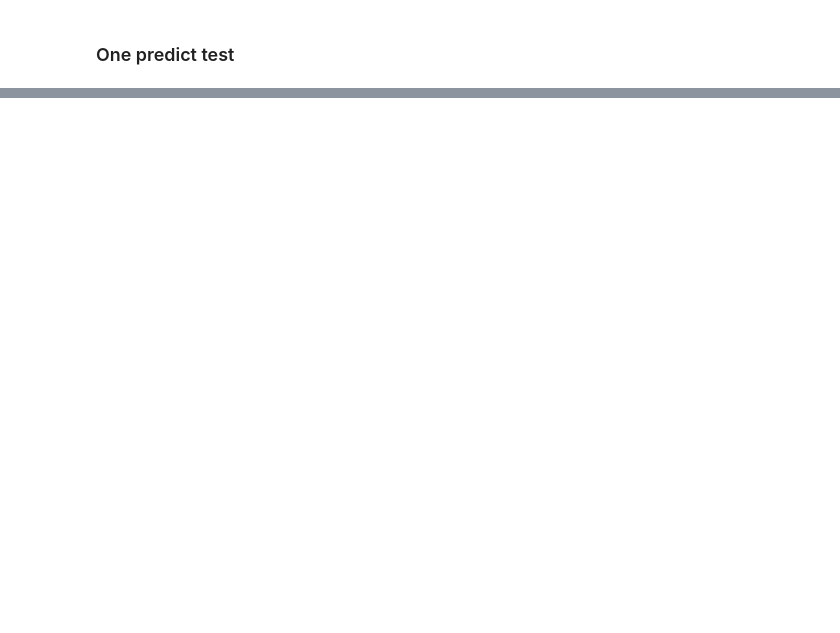
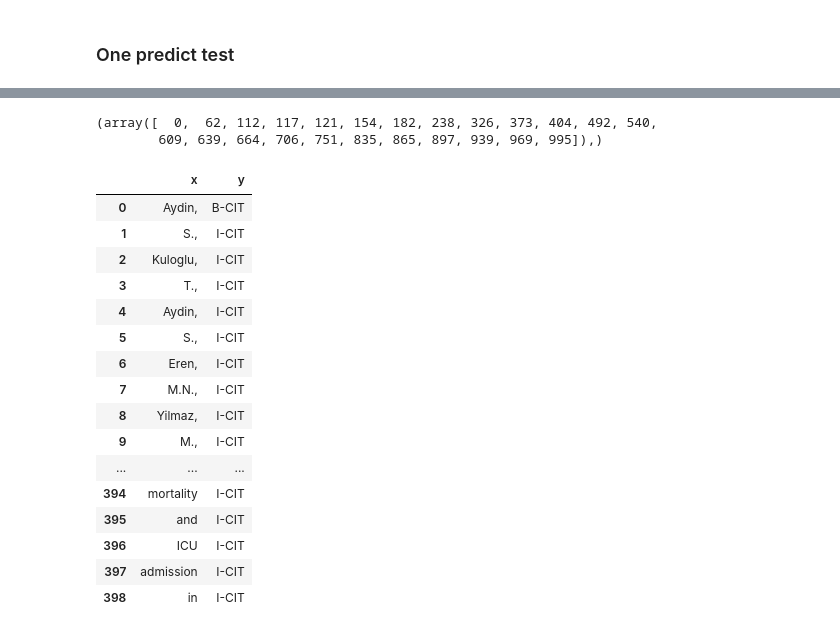
Before and after one commit to barmanu/dp-dpo-citation-bio-trainer, a Jupyter notebook: notebooks/CS_LSTM_TEST.ipynb, the cells around one changed output, grey strips where cells are left out. Saved outputs shown, nothing was run; the diff lists cells and outputs as text; code cells hidden in the pictures; blank space fills up the shorter version.

```diff
--- a/notebooks/CS_LSTM_TEST.ipynb
+++ b/notebooks/CS_LSTM_TEST.ipynb
@@ -66,11 +45,9 @@ path = '/home/joshib/cs_data/citation-bio-labelled-data-2020-06-08~15:13:57.7666
 %%time
 train_data_path = '/nlp/cs_mixed_20k/cs_mixed_20k_train/'
 test_data_path  = '/nlp/cs_mixed_20k/cs_mixed_20k_test/'
-eval_without_intra_newline_path  = '/nlp/eval_without_intra_newline/'
-eval_with_intra_newline_path     = '/nlp/eval_with_intra_newline/'
+eval_without_intra_newline_path  = '/nlp/eval_data_spacy_tokenized_extra_space_removed/'
 
 sentences_train, sent_tags_train = load_from_folder(train_data_path)
 sentences_test, sent_tags_test = load_from_folder(test_data_path)
 sentences_eval1, sent_tags_eval1 = load_from_folder(eval_without_intra_newline_path)
-#sentences_eval2, sent_tags_eval2 = load_from_folder(eval_with_intra_newline_path)
 # %% [output]
@@ -536,0 +636,5 @@ bla1 =
+# %%
+np.where(np.array(sent_tags_train[0].split(" ")) == "B-CIT")
+# %% [output]
+(array([  0,  62, 112, 117, 121, 154, 182, 238, 326, 373, 404, 492, 540,
+        609, 639, 664, 706, 751, 835, 865, 897, 939, 969, 995]),)
@@ -536,0 +643,33 @@ bla1 =
+# %%
+count = 0
+eval_without_intra_newline_path  = '/nlp/eval_data_multi_space_removed/'
+#test_data_path  = '/nlp/cs_mixed_20k/cs_mixed_20k_test/'
+for fpath in os.listdir(eval_without_intra_newline_path)[0:1]:
+    #print(fpath)
+    if fpath not in ['data-gen-config.json', 'data_generation_stats.csv'] and ".csv" in fpath:
+        fpath = os.path.join(eval_without_intra_newline_path, fpath)
+        df = pd.read_csv(fpath, index_col=0)
+        df.fillna("\n", axis=1, inplace=True)
+        if len(df[(df.x==" ")]) :
+            print(fpath)
+            count += 1
+# %%
+df
+# %% [output]
+|  | x | y |
+| 0 | Aydin, | B-CIT |
+| 1 | S., | I-CIT |
+| 2 | Kuloglu, | I-CIT |
+| 3 | T., | I-CIT |
+| 4 | Aydin, | I-CIT |
+| 5 | S., | I-CIT |
+| 6 | Eren, | I-CIT |
+| 7 | M.N., | I-CIT |
+| 8 | Yilmaz, | I-CIT |
+| 9 | M., | I-CIT |
+| ... | ... | ... |
+| 394 | mortality | I-CIT |
+| 395 | and | I-CIT |
+| 396 | ICU | I-CIT |
+| 397 | admission | I-CIT |
+| 398 | in | I-CIT |
```
Also changed, not shown: parts of 67 cells of this notebook, 2 other files.
